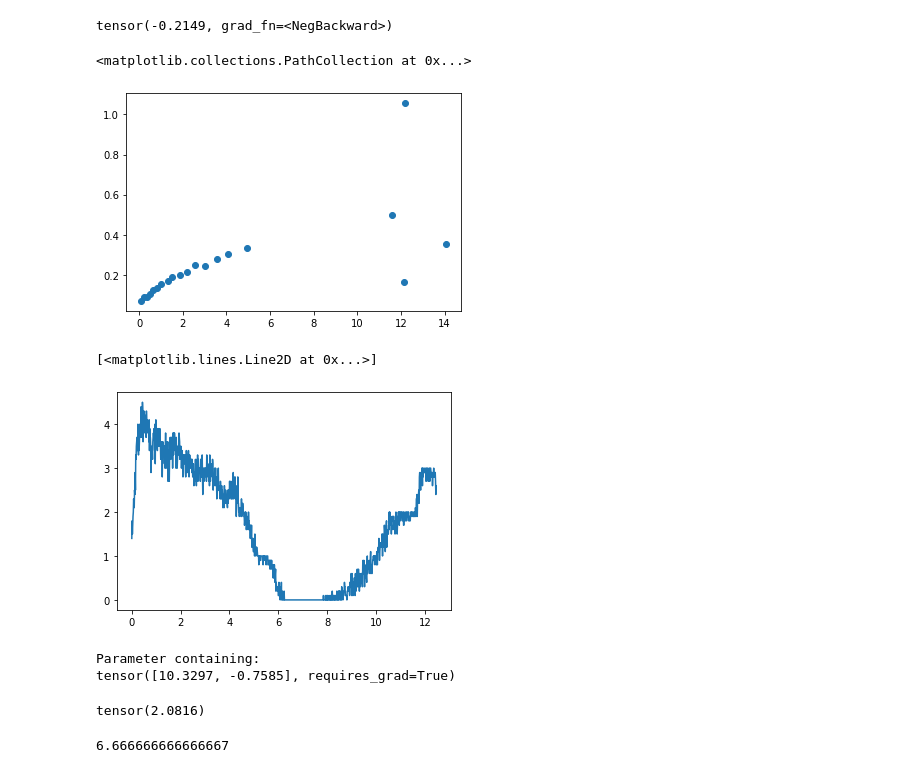
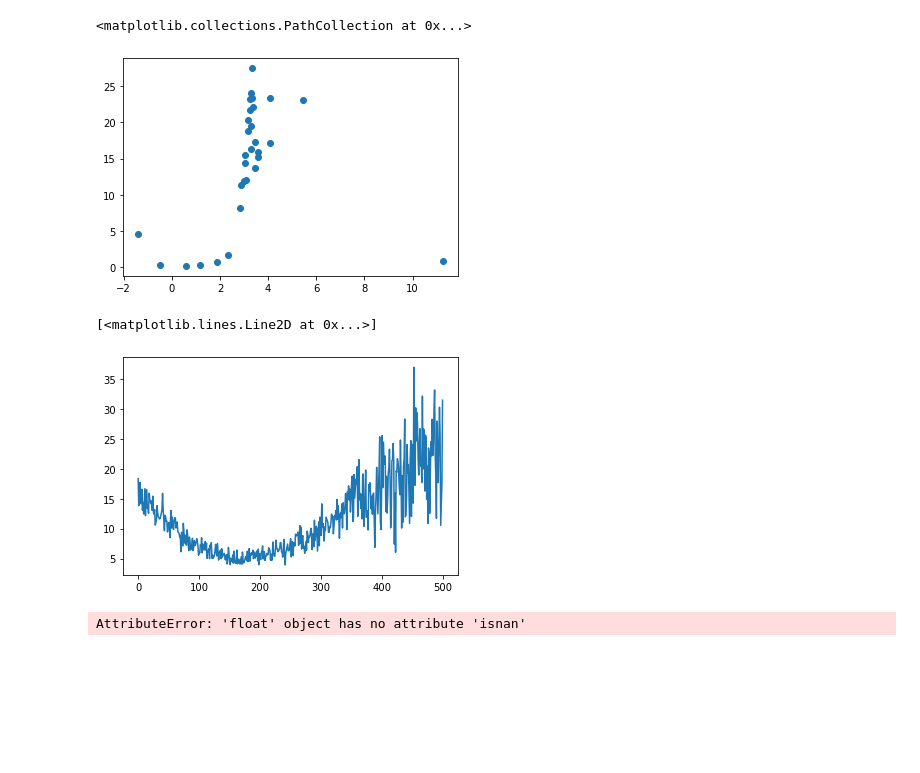
Before and after one commit to simonebmalerba/neural_VAE, a Jupyter notebook: bernoulli_enc.ipynb, the cells around one changed output. Cells and saved outputs as stored; diff of their text form; code cells hidden in the pictures; blank space fills up the shorter version.

```diff
--- a/bernoulli_enc.ipynb
+++ b/bernoulli_enc.ipynb
@@ -10,13 +11,13 @@ import random
 # %%
 #Architecture parameters and distirbutions of stimuli
-N = 20
-K = 10
-p_x = torch.distributions.exponential.Exponential(0.5)
+N = 30
+K = 20
+p_x = torch.distributions.uniform.Uniform(0,10)
 
 #Training parameters
 #(Note that in this toy model we can generate as many data as we want, since the distribution is relatively simple, so the distinction between N_SAMPLES and BATCH_SIZE is not very neat)
-N_EPOCHS = 5000
-N_SAMPLES = 500
+N_EPOCHS = 2000
+N_SAMPLES = 1000
 lr = 1e-2
 BATCH_SIZE = 500
 
@@ -40,14 +41,24 @@ plt.plot(x_fine,torch.sigmoid(enc(x_fine)).detach());
 # %%
-
 lossVec = []
 mseVec = []
-params = list(enc.parameters()) + list(dec.parameters())
-optimizer = torch.optim.Adam(params,lr)
+x_k = p_x.sample((K,))[:,None]
+params = list(enc.parameters()) + list(dec.parameters()) + list(x_k)
+optimizer = torch.optim.Adam(params,0.001)
+
 for epoch in range(N_EPOCHS):
     for x_ in x_data:
-        loss = distortion_gaussian(x,enc,dec)
+        dloss = distortion_gaussian(x_,enc,dec)
+        rloss =  rate_vampBernoulli(x_,enc,x_k)
+        loss = dloss + 0.1*rloss
+        print(loss)
         lossVec.append(loss.item())
+
+        mseVec.append(MSE_montecarlo(x_,enc,dec).item())
         #print(torch.softmax(decoder.qs,dim=1))
-        optimizer.zero_grad()
-        loss.backward()
-        optimizer.step()
+        if not torch.isnan(loss):
+            optimizer.zero_grad()
+            loss.backward()
+            optimizer.step()
+    if torch.isnan(loss):
+            print("AHHHHHHHHHHHHHHHH")
+            break;
@@ -97,29 +167,13 @@ tensor([9.9800])
-# %%
-for x_ in x_data:
-    print(distortion_gaussian(x_,enc,dec))
-# %% [output]
-tensor(-0.2149, grad_fn=<NegBackward>)
 # %%
 plt.scatter(enc.cs.detach(),torch.exp(enc.log_sigmas).detach())
 # %% [output]
 <matplotlib.collections.PathCollection at 0x...>
-[figure, old version]
+[figure, new version]
 # %%
-r = enc.sample(x_fine,10)
-plt.plot(x_fine,r.sum(dim=2).mean(dim=1).detach())
+r = enc.sample(x_sorted,10)
+x_dec = dec.sample(r,10)
+mseVec = ((x_dec - x_sorted[None,:])**2).mean(dim=(0,2))
+plt.plot(mseVec.detach())
 # %% [output]
 [<matplotlib.lines.Line2D at 0x...>]
-[figure, old version]
+[figure, new version]
-# %%
-dec.b
-# %% [output]
-Parameter containing:
-tensor([10.3297, -0.7585], requires_grad=True)
-# %%
-x_sorted.mean()
-# %% [output]
-tensor(2.0816)
-# %%
-10/(2*0.75)
-# %% [output]
-6.666666666666667
@@ -125,0 +184,4 @@ tensor(2.0816)
+# %%
+lossVamp.item().isnan()
+# %% [output]
+AttributeError: 'float' object has no attribute 'isnan'
```
Also changed, not shown: parts of 11 cells of this notebook, 4 other files.
